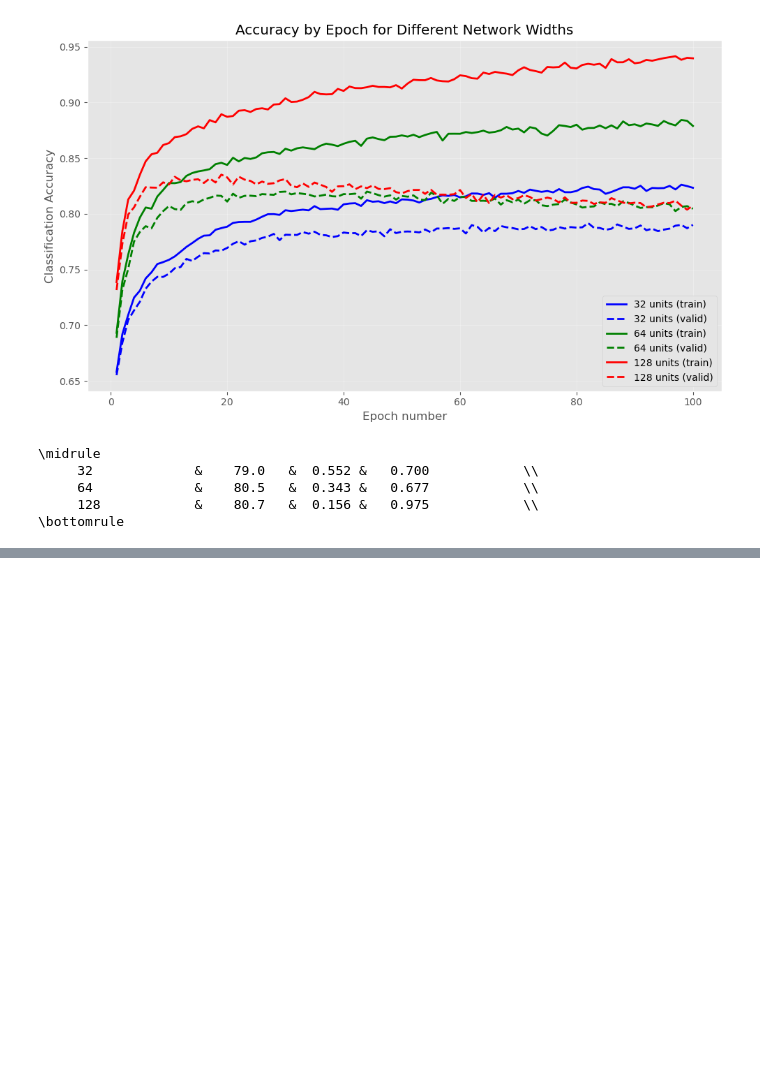
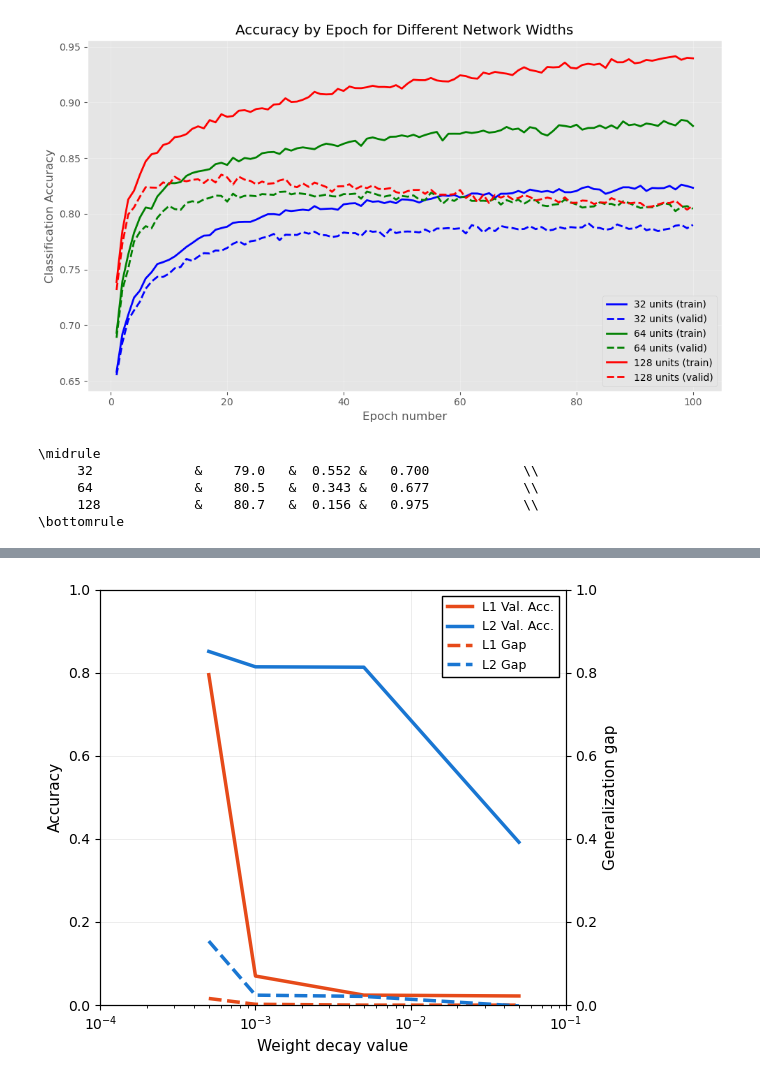
Before and after one commit to Xiaoge-Shen/mlpractical, a Jupyter notebook: notebooks/Coursework_1.ipynb, the cells around one changed output, grey strips where cells are left out. Drawn from its saved outputs; the diff is of its cells as text; code cells hidden in the pictures; blank space fills up the shorter version.

```diff
--- a/notebooks/Coursework_1.ipynb
+++ b/notebooks/Coursework_1.ipynb
@@ -393,0 +1193,79 @@ print("\\bottomrule")
+# %%
+# =============================================================================
+# FIGURE 4b: L1/L2 Weight Penalty Regularization Results
+# =============================================================================
+
+# Data from Table 3 - L1 penalty experiments (CORRECTED)
+l1_data = {
+    'coefficients': [5e-4, 1e-3, 5e-3, 5e-2],
+    'labels': ['5e-4', '1e-3', '5e-3', '5e-2'],
+    'val_acc': [79.5, 7.00, 2.41, 2.20],  # ✓ From your Table 3
+    'train_error': [0.642, 1.062, 3.850, 3.850],  # ✓ From your Table 3
+    'val_error': [0.658, 1.064, 3.850, 3.850]  # ✓ From your Table 3
+}
+
+# Data from Table 3 - L2 penalty experiments (CORRECTED)
+l2_data = {
+    'coefficients': [5e-4, 1e-3, 5e-3, 5e-2],
+    'labels': ['5e-4', '1e-3', '5e-3', '5e-2'],
+    'val_acc': [85.1, 81.4, 81.3, 39.2],  # ✓ From your Table 3
+    'train_error': [0.306, 0.600, 0.586, 2.258],  # ✓ From your Table 3
+    'val_error': [0.460, 0.624, 0.607, 2.256]  # ✓ From your Table 3
+}
+
+# Calculate generalization gaps
+l1_data['gen_gap'] = [v - t for v, t in zip(l1_data['val_error'], l1_data['train_error'])]
+l2_data['gen_gap'] = [v - t for v, t in zip(l2_data['val_error'], l2_data['train_error'])]
+
+# Baseline (no regularization)
+baseline_val_acc = 83.7
+baseline_gen_gap = 0.533 - 0.241
+
+# Create figure - similar style to reference with log scale
+fig, ax1 = plt.subplots(figsize=(6, 5))
+ax2 = ax1.twinx()
+
+# Plot L1 results - solid lines
+line1 = ax1.plot(l1_data['coefficients'], [v/100 for v in l1_data['val_acc']],
+                 '-', color='#E64A19', linewidth=2.5, markersize=0,
+                 label='L1 Val. Acc.')
+line2 = ax2.plot(l1_data['coefficients'], l1_data['gen_gap'],
+                 '--', color='#E64A19', linewidth=2.5, markersize=0,
+                 label='L1 Gap')
+
+# Plot L2 results - solid lines
+line3 = ax1.plot(l2_data['coefficients'], [v/100 for v in l2_data['val_acc']],
+                 '-', color='#1976D2', linewidth=2.5, markersize=0,
+                 label='L2 Val. Acc.')
+line4 = ax2.plot(l2_data['coefficients'], l2_data['gen_gap'],
+                 '--', color='#1976D2', linewidth=2.5, markersize=0,
+                 label='L2 Gap')
+
+# Formatting
+ax1.set_xlabel('Weight decay value', fontsize=11)
+ax1.set_ylabel('Accuracy', fontsize=11, color='black')
+ax1.tick_params(axis='y', labelcolor='black', labelsize=10)
+ax1.tick_params(axis='x', labelsize=10)
+ax1.set_xscale('log')  # Log scale for x-axis
+ax1.set_xlim([1e-4, 1e-1])
+ax1.set_ylim([0.0, 1.0])
+ax1.grid(True, alpha=0.2, linestyle='-', linewidth=0.5, color='gray')
+
+ax2.set_ylabel('Generalization gap', fontsize=11, color='black')
+ax2.tick_params(axis='y', labelcolor='black', labelsize=10)
+ax2.set_ylim([0, 1.0])
+
+# Combined legend
+lines = line1 + line3 + line2 + line4
+labels = [l.get_label() for l in lines]
+ax1.legend(lines, labels, loc='upper right', fontsize=9, frameon=True,
+          fancybox=False, edgecolor='black', framealpha=1.0)
+
+plt.tight_layout()
+
+# Save
+plt.savefig('/Users/huez/mlpractical/report/figures/empty_wd_plot.png',
+            dpi=300, bbox_inches='tight')
+print("✓ Saved: empty_wd_plot.png")
+plt.show()
+# %% [output]
@@ -393,0 +1273 @@ print("\\bottomrule")
+[figure, added]
```
Also changed, not shown: parts of 15 cells of this notebook, 12 other files.
